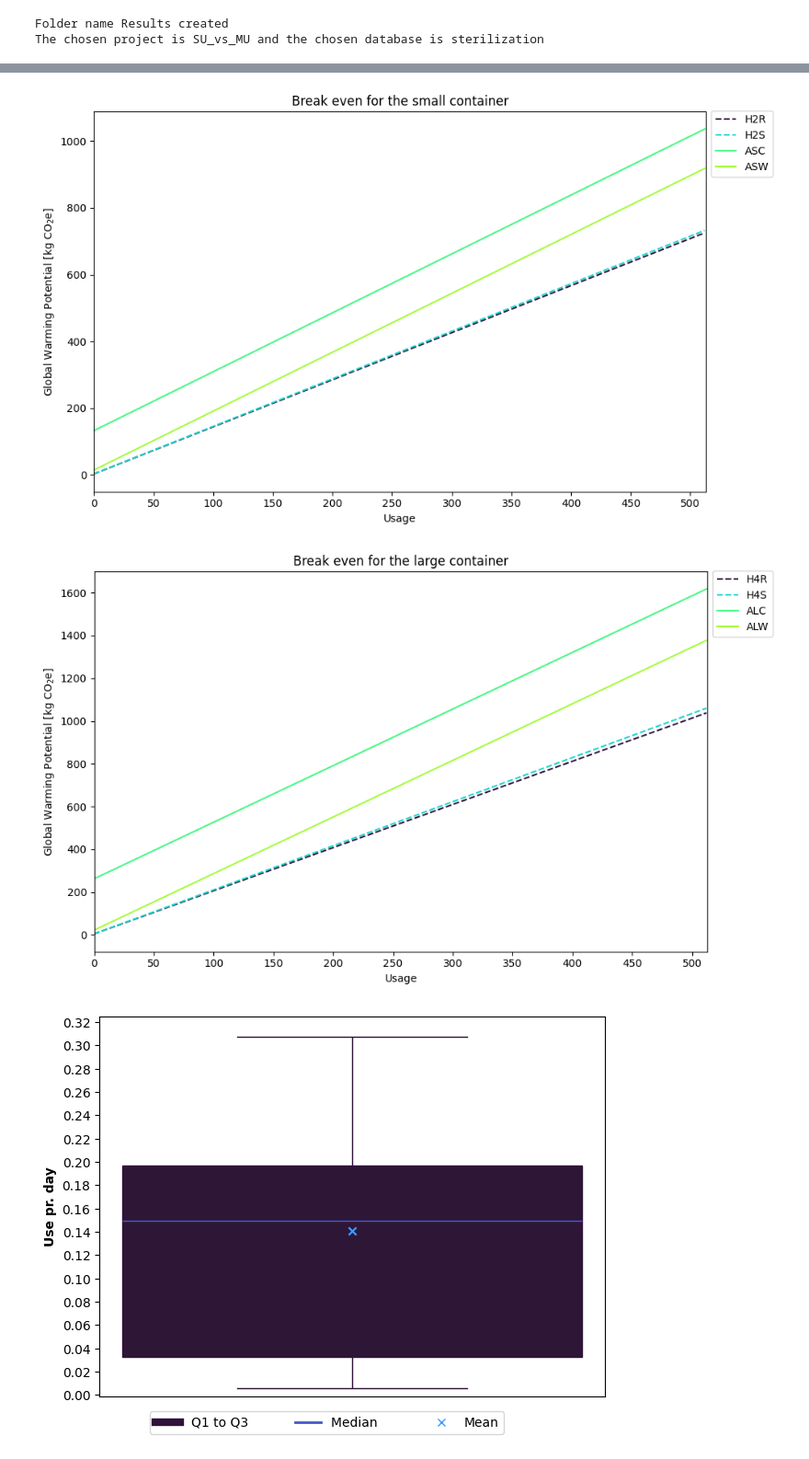
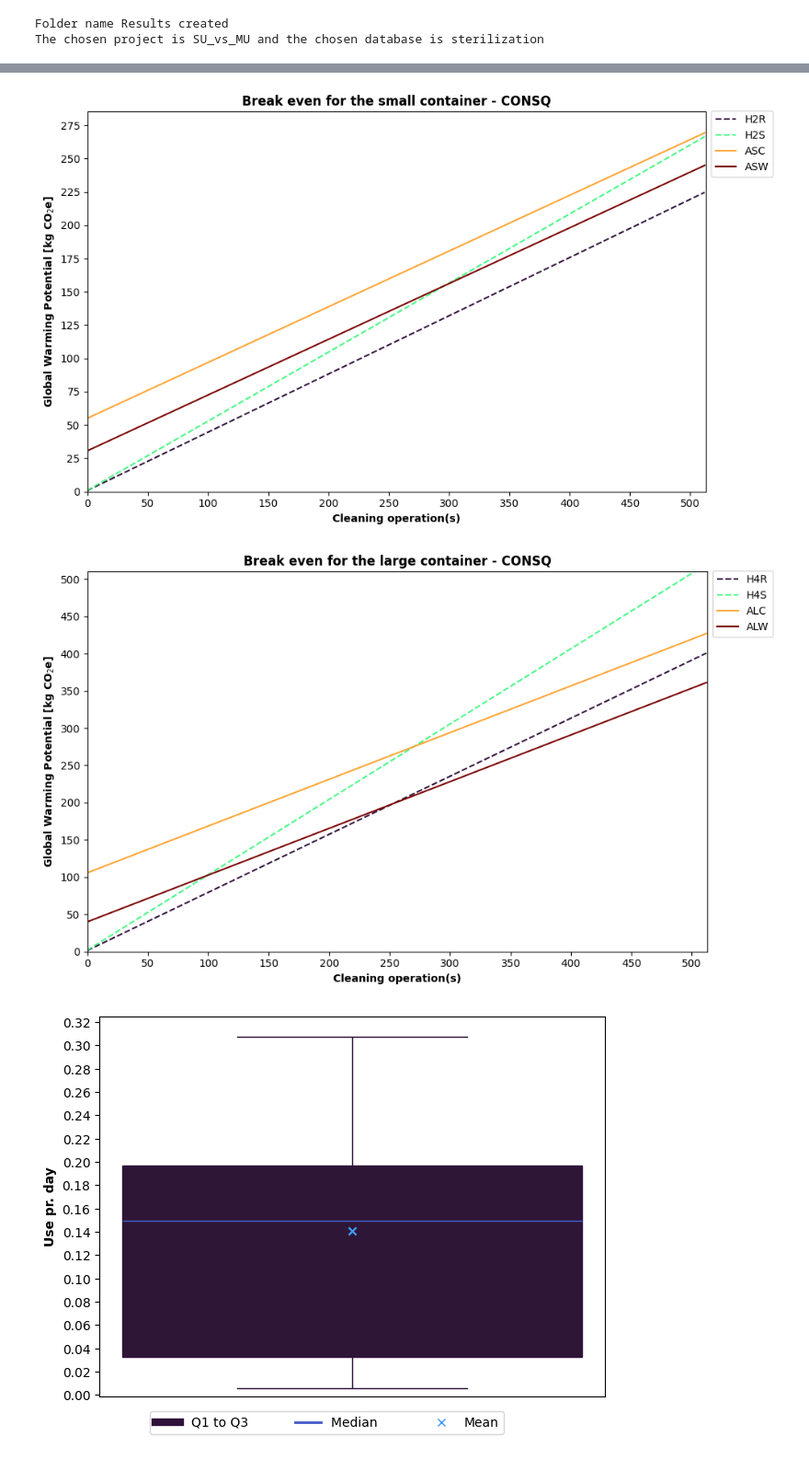
Before and after one commit to RuneWF/Single-use-vs-multi-use-in-health-care, a Jupyter notebook: Brighway/Ofir/Ofir.ipynb, the cells around one changed output, grey strips where cells are left out. Shown at 92% size. Drawn from its saved outputs; the diff is of its cells as text; code cells hidden in the pictures.

```diff
--- a/Brighway/Ofir/Ofir.ipynb
+++ b/Brighway/Ofir/Ofir.ipynb
@@ -180,9 +205,16 @@ df_stacked = lp.gwp_scenario_plot(df_GWP, inputs, y_axis_values)
-# %%
-amount_of_uses = 513
-lp.break_even_graph(df_stacked, inputs, amount_of_uses)
-# %% [output]
-[figure, removed]
-[figure, removed]
+# %%
+amount_of_uses = 513
+y_max = [275, 500]
+ystep = [25, 50]
+xstep = 50
+break_even_product = 'container'
+color_idx = [0, 4, 7, 10]
+
+plot_controls = [amount_of_uses, y_max, ystep, xstep, break_even_product, color_idx]
+lp.break_even_graph(df_stacked, inputs, plot_controls)
+# %% [output]
+[figure, added]
+[figure, added]
 # %%
 color_Q1_Q3 = 0
 color_median = 1
```
Also changed, not shown: parts of 10 cells of this notebook, 8 other files.
